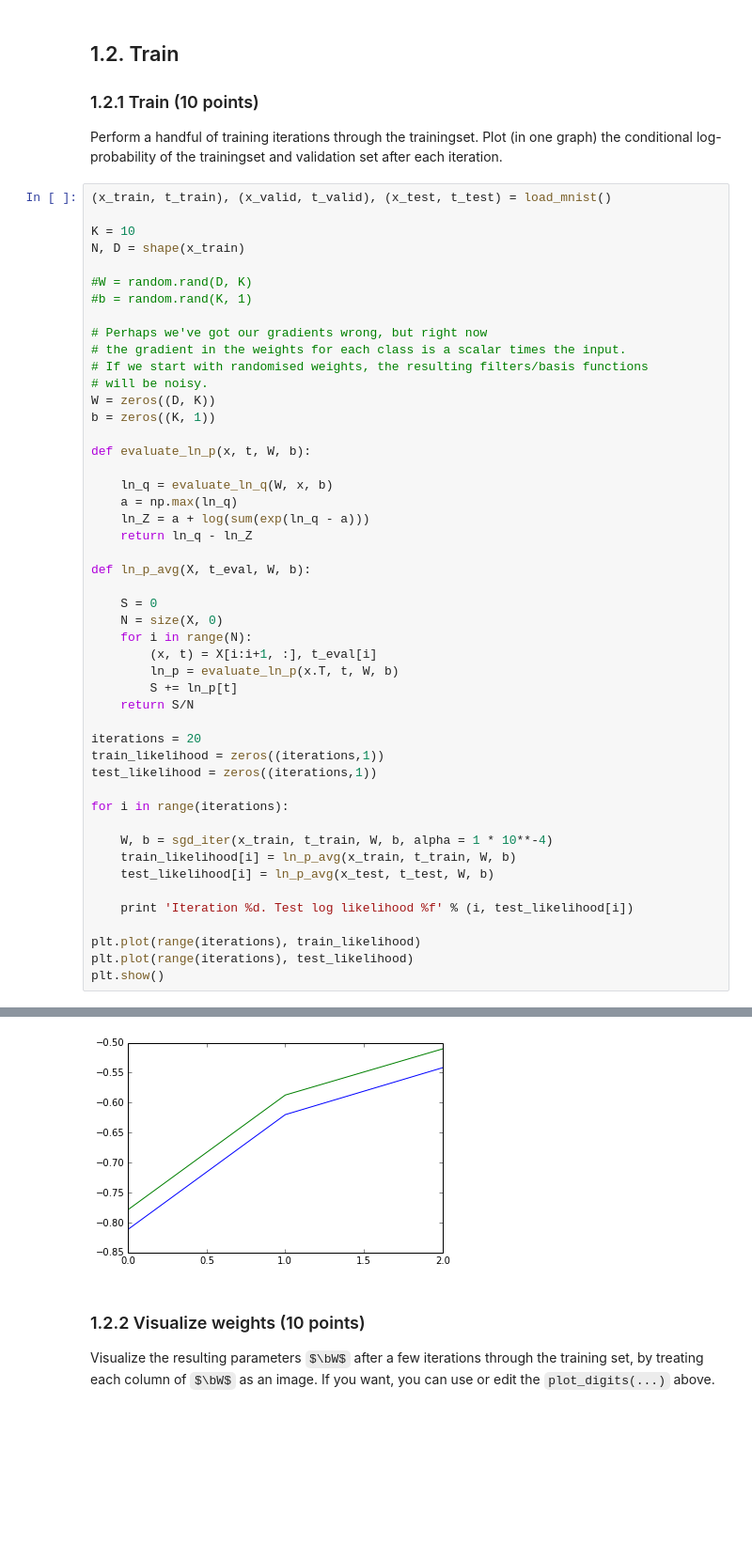
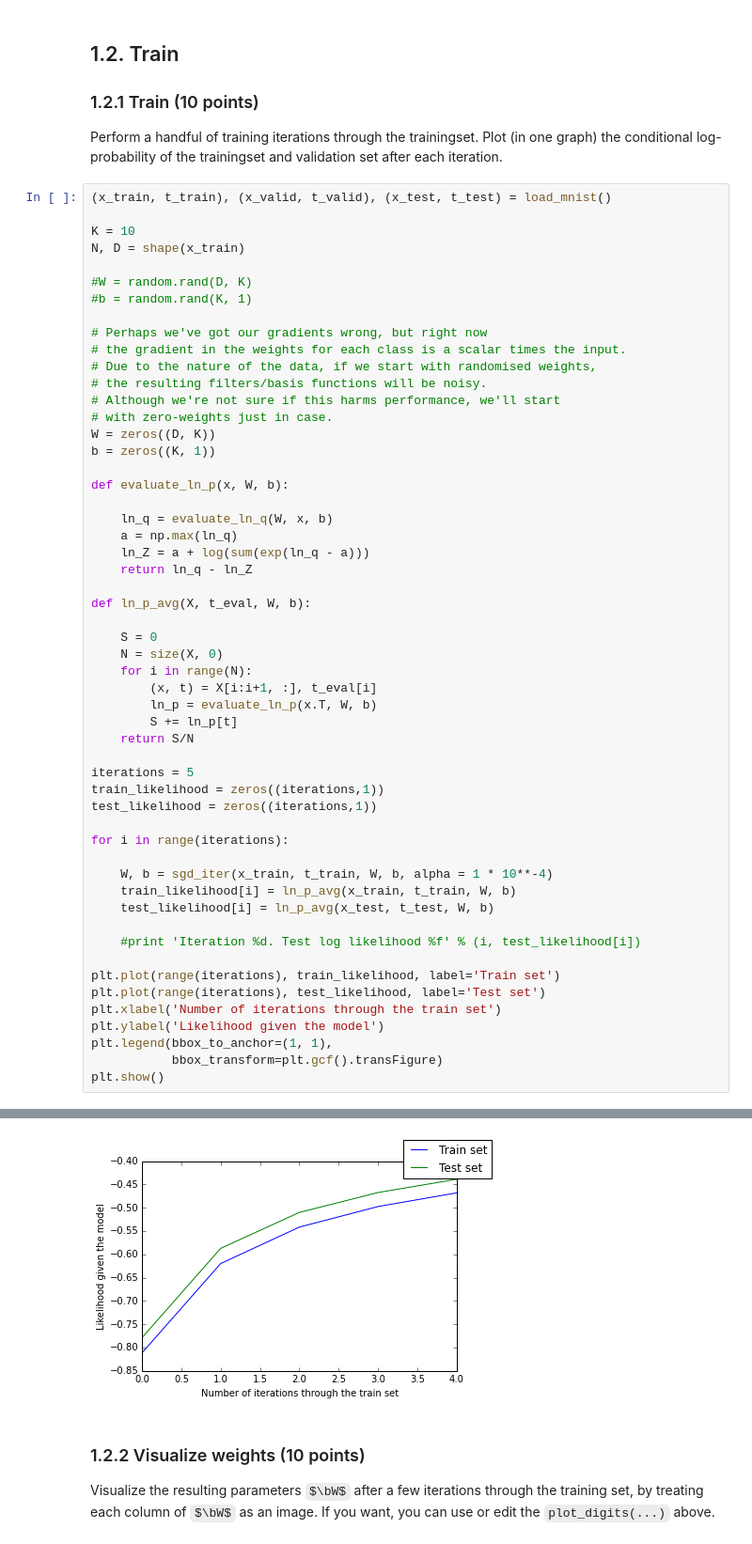
Before and after one commit to maarteninja/ml2014, a Jupyter notebook: two/Lab2.ipynb, the cells around one changed output, grey strips where cells are left out. Shown: that part at 94% size. Cells and saved outputs as stored; diff of their text form; some formulas as TeX source; blank space fills up the shorter version.

```diff
--- a/two/Lab2.ipynb
+++ b/two/Lab2.ipynb
@@ -262,12 +262,14 @@ N, D = shape(x_train)
 
 # Perhaps we've got our gradients wrong, but right now
 # the gradient in the weights for each class is a scalar times the input.
-# If we start with randomised weights, the resulting filters/basis functions
-# will be noisy.
+# Due to the nature of the data, if we start with randomised weights,
+# the resulting filters/basis functions will be noisy.
+# Although we're not sure if this harms performance, we'll start
+# with zero-weights just in case.
 W = zeros((D, K))
 b = zeros((K, 1))
 
-def evaluate_ln_p(x, t, W, b):
+def evaluate_ln_p(x, W, b):
 
     ln_q = evaluate_ln_q(W, x, b)
     a = np.max(ln_q)
@@ -280,11 +282,11 @@ def ln_p_avg(X, t_eval, W, b):
     N = size(X, 0)
     for i in range(N):
         (x, t) = X[i:i+1, :], t_eval[i]
-        ln_p = evaluate_ln_p(x.T, t, W, b)
+        ln_p = evaluate_ln_p(x.T, W, b)
         S += ln_p[t]
     return S/N
 
-iterations = 20
+iterations = 5
 train_likelihood = zeros((iterations,1))
 test_likelihood = zeros((iterations,1))
 
@@ -294,9 +296,13 @@ for i in range(iterations):
     train_likelihood[i] = ln_p_avg(x_train, t_train, W, b)
     test_likelihood[i] = ln_p_avg(x_test, t_test, W, b)
 
-    print 'Iteration %d. Test log likelihood %f' % (i, test_likelihood[i])
+    #print 'Iteration %d. Test log likelihood %f' % (i, test_likelihood[i])
 
-plt.plot(range(iterations), train_likelihood)
-plt.plot(range(iterations), test_likelihood)
+plt.plot(range(iterations), train_likelihood, label='Train set')
+plt.plot(range(iterations), test_likelihood, label='Test set')
+plt.xlabel('Number of iterations through the train set')
+plt.ylabel('Likelihood given the model')
+plt.legend(bbox_to_anchor=(1, 1),
+           bbox_transform=plt.gcf().transFigure)
 plt.show()
 # %% [output]
@@ -306,4 +314,4 @@ Iteration 2. Test log likelihood -0.510239
-[figure, old version]
+[figure, new version]
 # %% [markdown]
 ### 1.2.2 Visualize weights (10 points)
 Visualize the resulting parameters $\bW$ after a few iterations through the training set, by treating each column of $\bW$ as an image. If you want, you can use or edit the `plot_digits(...)` above.
```
Also changed, not shown: parts of 7 cells of this notebook.
